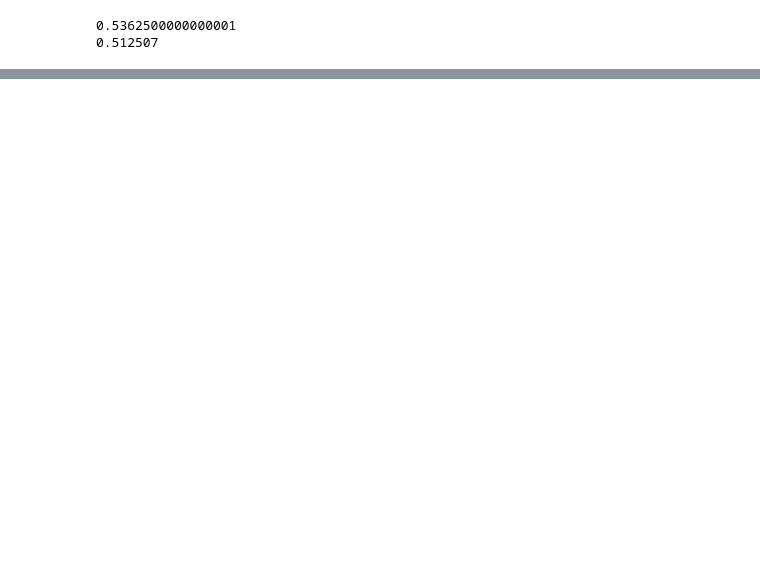
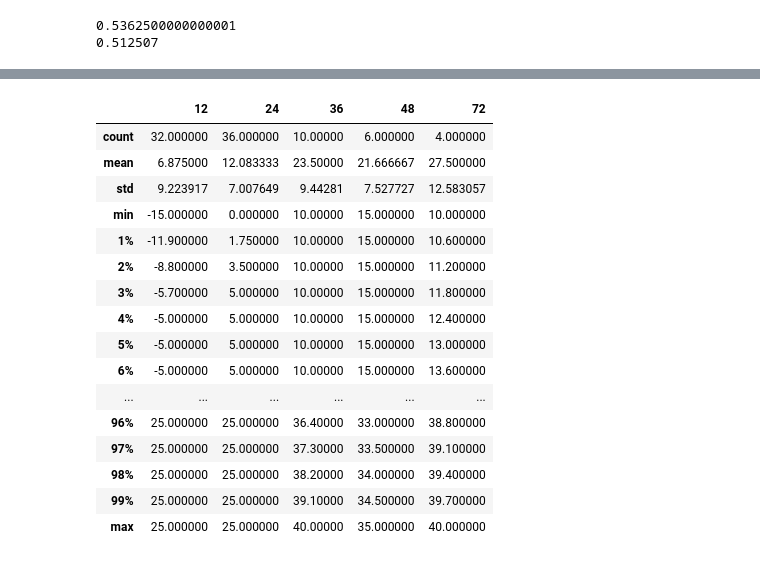
Before and after one commit to JRPdata/nhc_errors, a Jupyter notebook: nhc_errors.ipynb, the cells around one changed output, grey strips where cells are left out. Drawn from its saved outputs; the diff is of its cells as text; code cells hidden in the pictures; blank space fills up the shorter version.

```diff
--- a/nhc_errors.ipynb
+++ b/nhc_errors.ipynb
@@ -825,0 +1244,2 @@ print(ophelia_12h_forecast_for_cat1_at_2PM_Sept_22_2023)
+# %%
+df_ri = pd.read_parquet(file_name_parquet)
@@ -825,0 +1482,18 @@ print(ophelia_12h_forecast_for_cat1_at_2PM_Sept_22_2023)
+# %%
+### Basic statistics for number of storms and RI storms
+print("Basic statistics for all Eastern Pacific storms")
+print("===============================================")
+
+all_storm_ids = set(df_ri['STMID'].to_list())
+num_storms = len(all_storm_ids)
+pct_bri = 100.0 * len(bri_storm_ids) / num_storms
+pct_no_bri = 100.0 - pct_bri
+pct_fri = 100.0 * len(fri_storm_ids) / num_storms
+pct_no_fri = 100.0 - pct_fri
+print(f"Total storms: {num_storms}")
+print("")
+print(f"% of all storms with best intensity rapid intensification: {pct_bri:2.2f} %")
+print(f"% of all storms with no best intensity rapid intensification: {pct_no_bri:2.2f} %")
+print("")
+print(f"% of all storms with forecast rapid intensification: {pct_fri:2.2f} %")
+print(f"% of all storms with no forecast rapid intensification: {pct_no_fri:2.2f} %")
@@ -825,0 +1580,48 @@ print(ophelia_12h_forecast_for_cat1_at_2PM_Sept_22_2023)
+# %%
+### Statistics for storms with no best intensity rapid intensification but with forecast rapid intensification
+## ("observed" NO RI, YES forecast RI)
+
+no_bri_yes_fri_storm_ids = no_bri_storm_ids.intersection(fri_storm_ids)
+df_no_bri_yes_fri = df_ri.loc[(df_ri['BRI'] == False) & (df_ri['FRI'] == True)]
+no_bri_yes_fri_num_events = df_no_bri_yes_fri['FRI_count'].sum()
+no_bri_yes_fri_forecast_count = len(df_no_bri_yes_fri)
+
+# subtract one since the base time can never have rapid intensification
+no_bri_yes_fri_forecast_count = len(df_no_bri_yes_fri)
+
+print("(EPAC) Statistics for storms with no best intensity rapid intensification but with forecast RI:")
+print("========================================================================================")
+print(f"Number of forecast rapid intensification events on valid hours: {no_bri_yes_fri_num_events}")
+print(f"Number of forecasts with rapid intensification event on a valid hour: {no_bri_yes_fri_forecast_count}")
+print(f"{len(no_bri_yes_fri_storm_ids)} Storms with forecast rapid intensification:")
+print("")
+print(no_bri_yes_fri_storm_ids)
+print("")
+
+no_bri_yes_fri_errors = {}
+print("Number of best intensity rapid intensification events for each forecast valid hour:")
+for column_name in forecast_rapid_intensification_column_name_to_hour.keys():
+    no_bri_yes_fri_rows = df_no_bri_yes_fri.loc[df_no_bri_yes_fri[column_name] == True]
+    count = len(no_bri_yes_fri_rows)
+    if count > 0:
+        print(f"{column_name} : {count}")
+
+    valid_h = forecast_rapid_intensification_column_name_to_hour[column_name]
+    intensity_err_column_name = intensity_err_hour_to_column_name[valid_h]
+    no_bri_yes_fri_errors[valid_h] = []
+    for idx in no_bri_yes_fri_rows.index:
+        prev_no_bri_yes_fri = no_bri_yes_fri_errors[valid_h]
+        intensity_err = no_bri_yes_fri_rows.at[idx,intensity_err_column_name]
+        prev_no_bri_yes_fri.append(intensity_err)
+        no_bri_yes_fri_errors[valid_h] = prev_no_bri_yes_fri
+
+# remove empty keys
+no_bri_yes_fri_errors = dict((k, v) for k, v in no_bri_yes_fri_errors.items() if v)
+
+print("")
+print("Table 9.")
+# convert to dataframe and compute some stats
+print("(EPAC) Forecast intensity error for best intensity no rapid intensification but with forecast RI\n(columns are forecast valid hours):")
+df_no_bri_yes_fri_errors = pd.DataFrame(dict([ (k,pd.Series(v)) for k,v in no_bri_yes_fri_errors.items() ]))
+df_no_bri_yes_fri_errors.describe(percentiles=[0.01, 0.02, 0.03, 0.04, 0.05, 0.06, 0.07, 0.08, 0.09, 0.1, 0.11, 0.12, 0.13, 0.14, 0.15, 0.16, 0.17, 0.18, 0.19, 0.2, 0.21, 0.22, 0.23, 0.24, 0.25, 0.26, 0.27, 0.28, 0.29, 0.3, 0.31, 0.32, 0.33, 0.34, 0.35, 0.36, 0.37, 0.38, 0.39, 0.4, 0.41, 0.42, 0.43, 0.44, 0.45, 0.46, 0.47, 0.48, 0.49, 0.5, 0.51, 0.52, 0.53, 0.54, 0.55, 0.56, 0.57, 0.58, 0.59, 0.6, 0.61, 0.62, 0.63, 0.64, 0.65, 0.66, 0.67, 0.68, 0.69, 0.7, 0.71, 0.72, 0.73, 0.74, 0.75, 0.76, 0.77, 0.78, 0.79, 0.8, 0.81, 0.82, 0.83, 0.84, 0.85, 0.86, 0.87, 0.88, 0.89, 0.9, 0.91, 0.92, 0.93, 0.94, 0.95, 0.96, 0.97, 0.98, 0.99])
+# %% [output]
@@ -825,0 +1646,17 @@ print(ophelia_12h_forecast_for_cat1_at_2PM_Sept_22_2023)
+|  | 12 | 24 | 36 | 48 | 72 |
+| count | 32.000000 | 36.000000 | 10.00000 | 6.000000 | 4.000000 |
+| mean | 6.875000 | 12.083333 | 23.50000 | 21.666667 | 27.500000 |
+| std | 9.223917 | 7.007649 | 9.44281 | 7.527727 | 12.583057 |
+| min | -15.000000 | 0.000000 | 10.00000 | 15.000000 | 10.000000 |
+| 1% | -11.900000 | 1.750000 | 10.00000 | 15.000000 | 10.600000 |
+| 2% | -8.800000 | 3.500000 | 10.00000 | 15.000000 | 11.200000 |
+| 3% | -5.700000 | 5.000000 | 10.00000 | 15.000000 | 11.800000 |
+| 4% | -5.000000 | 5.000000 | 10.00000 | 15.000000 | 12.400000 |
+| 5% | -5.000000 | 5.000000 | 10.00000 | 15.000000 | 13.000000 |
+| 6% | -5.000000 | 5.000000 | 10.00000 | 15.000000 | 13.600000 |
+| ... | ... | ... | ... | ... | ... |
+| 96% | 25.000000 | 25.000000 | 36.40000 | 33.000000 | 38.800000 |
+| 97% | 25.000000 | 25.000000 | 37.30000 | 33.500000 | 39.100000 |
+| 98% | 25.000000 | 25.000000 | 38.20000 | 34.000000 | 39.400000 |
+| 99% | 25.000000 | 25.000000 | 39.10000 | 34.500000 | 39.700000 |
+| max | 25.000000 | 25.000000 | 40.00000 | 35.000000 | 40.000000 |
```
Also changed, not shown: parts of 40 cells of this notebook, 2 other files.
